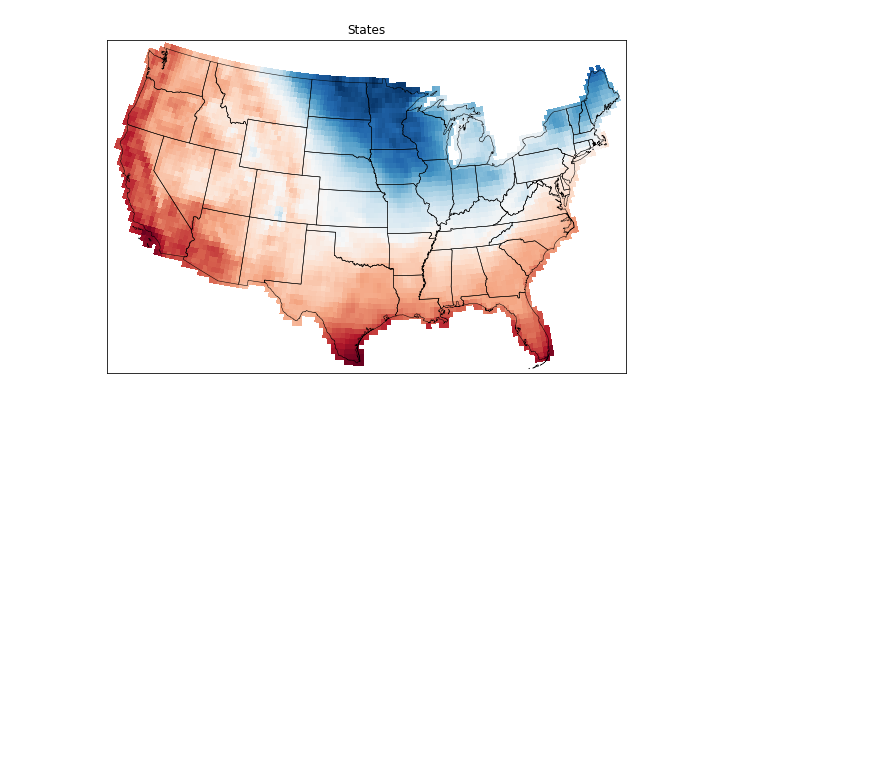
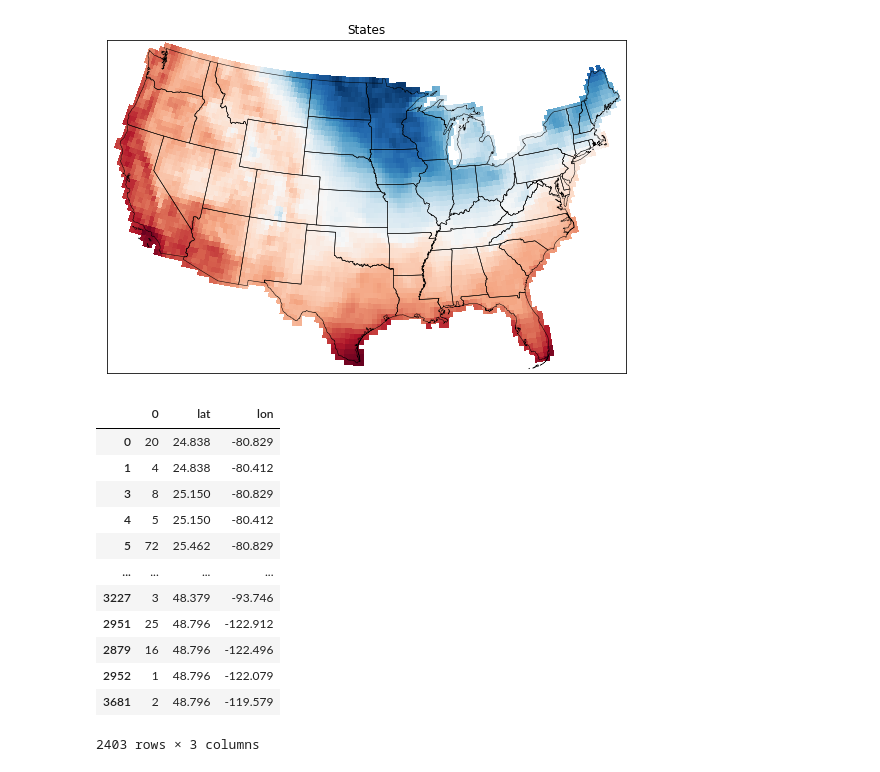
Before and after one commit to epfl-ada/ada-2020-project-milestone-p3-p3_panda_pied, a Jupyter notebook: US_temp.ipynb, the cells around one changed output. Cells and saved outputs as stored; diff of their text form; code cells hidden in the pictures; blank space fills up the shorter version.

```diff
--- a/US_temp.ipynb
+++ b/US_temp.ipynb
@@ -42,0 +75,26 @@ plt.show()
+# %%
+cartesian_count = gowalla_checkin_df_lat_binned.groupby("cartesian").size().reset_index()
+# %%
+cartesian_count["lat"]=cartesian_count["cartesian"].parallel_apply(lambda x : x[0])
+cartesian_count["lon"]=cartesian_count["cartesian"].parallel_apply(lambda x : x[1])
+# %%
+cartesian_count.drop(columns="cartesian",inplace=True)
+# %%
+#cartesian_count = cartesian_count.loc[(cartesian_count["lat"].isna())]
+cartesian_count.dropna(inplace=True)
+# %%
+cartesian_count.sort_values(by = ["lat","lon"], ascending = [True, True])
+# %% [output]
+|  | 0 | lat | lon |
+| 0 | 20 | 24.838 | -80.829 |
+| 1 | 4 | 24.838 | -80.412 |
+| 3 | 8 | 25.150 | -80.829 |
+| 4 | 5 | 25.150 | -80.412 |
+| 5 | 72 | 25.462 | -80.829 |
+| ... | ... | ... | ... |
+| 3227 | 3 | 48.379 | -93.746 |
+| 2951 | 25 | 48.796 | -122.912 |
+| 2879 | 16 | 48.796 | -122.496 |
+| 2952 | 1 | 48.796 | -122.079 |
+| 3681 | 2 | 48.796 | -119.579 |
+2403 rows × 3 columns
```
Also changed, not shown: parts of 33 cells of this notebook, 1 other file.
